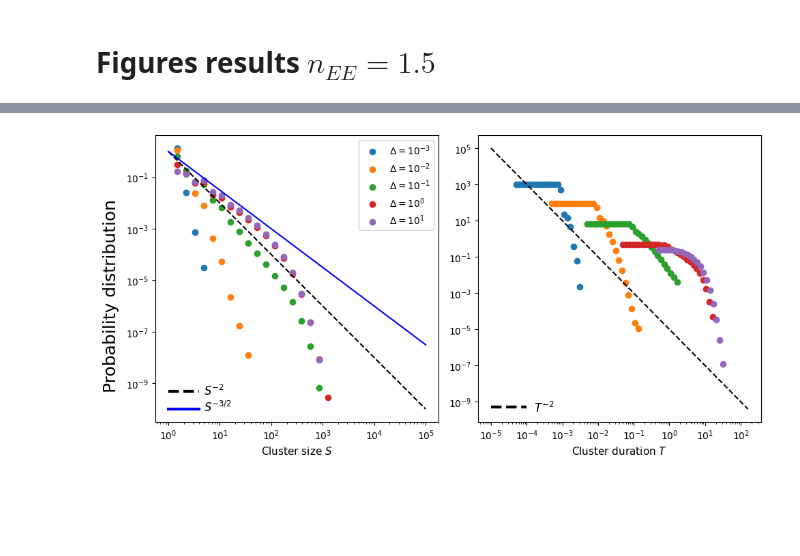
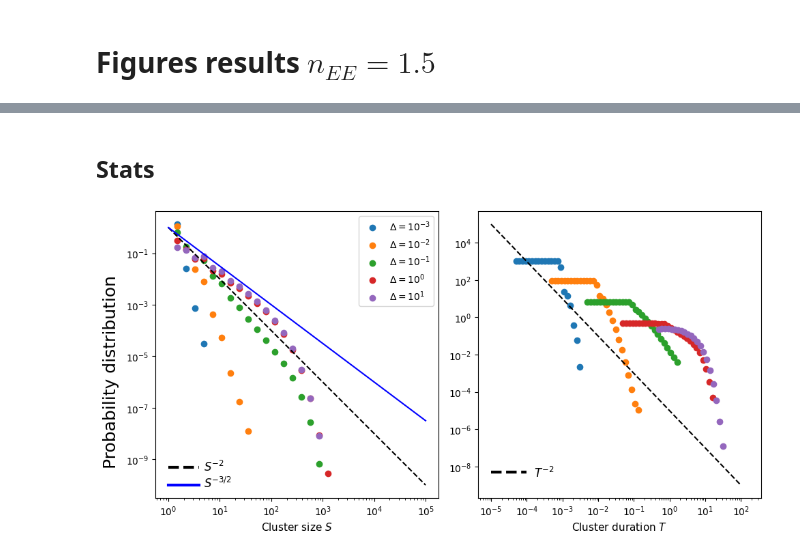
Before and after one commit to RivasAntonio/TFM, a Jupyter notebook: Códigos/Hawkes/figures_bivariate.ipynb, the cells around one changed output, grey strips where cells are left out. Cells and saved outputs as stored; diff of their text form; code cells hidden in the pictures; blank space fills up the shorter version.

```diff
--- a/Códigos/Hawkes/figures_bivariate.ipynb
+++ b/Códigos/Hawkes/figures_bivariate.ipynb
@@ -275,0 +409,7 @@ fig.tight_layout()
+# %%
+muE = muI = 10**-2
+nEE = 1.5
+nEI = 1.5
+nIE = -0.5
+nII = 0.
+K = 10**5
@@ -275,0 +432,8 @@ fig.tight_layout()
+# %%
+mu_E=mu_I = 10**-2
+titles = ['First configuration (Poisson)', 'Second configuration ($\mu=10^{-4}$)', 'Third configuration ($\mu=10^2$)']
+labels = ['K$=10^3$', 'K$=10^4$', 'K$=10^5$']
+deltas = [np.logspace(-1, 2, 100), np.logspace(-5, 1, 100), np.logspace(-5, 0, 100)]
+percolation_mean_0 = [np.load(f'./data/percolation mean bivariate stationary plot 0 K={K}.npy') for K in [10**3, 10**4, 10**5]]
+percolation_mean_1 = [np.load(f'./data/percolation mean bivariate stationary plot 1 K={K}.npy') for K in [10**3, 10**4, 10**5]]
+percolation_mean_2 = [np.load(f'./data/percolation mean bivariate stationary plot 2 K={K}.npy') for K in [10**3, 10**4, 10**5]]
@@ -275,0 +464,22 @@ fig.tight_layout()
+# %%
+percolation_sus_0 = [np.load(f'./data/percolation sus bivariate stationary plot 0 K={K}.npy') for K in [10**3, 10**4, 10**5]]
+percolation_sus_1 = [np.load(f'./data/percolation sus bivariate stationary plot 1 K={K}.npy') for K in [10**3, 10**4, 10**5]]
+percolation_sus_2 = [np.load(f'./data/percolation sus bivariate stationary plot 2 K={K}.npy') for K in [10**3, 10**4, 10**5]]
+# %%
+fig, axs = plt.subplots(1, 3, figsize=(12, 4))
+
+for i in range(3):
+    fig.axes[0].plot(deltas[0], percolation_sus_0[i], marker = 'o', label=labels[i])
+    fig.axes[1].plot(deltas[1], percolation_sus_1[i], marker = 'o', label=labels[i])
+    fig.axes[2].plot(deltas[2], percolation_sus_2[i], marker = 'o', label=labels[i])
+
+fig.axes[0].legend(loc = 'upper left')
+
+for ax in axs:
+    ax.set_xscale('log')
+    ax.set_title(titles[axs.tolist().index(ax)], fontsize =11)
+
+
+fig.supylabel('Susceptibility $K^{-1}\chi$', fontsize = 18)
+fig.supxlabel('Resolution parameter $\Delta$', fontsize = 18)
+fig.tight_layout()
@@ -276,3 +488,5 @@ fig.tight_layout()
+# %% [markdown]
+## Stats
 # %%
 sbins = np.logspace(0, 5, 30)
 tbins = np.load(f'./data/Bivariate stationary tbins.npy')
@@ -291,34 +505,34 @@ for i in range(len(deltas)):
     axes[0].scatter(sbins[:-1], shist[i], marker = 'o', label = labels[i])
     axes[1].scatter(tbins[i][:-1], thist[i], marker = 'o', label = labels[i])
 
 axes[0].set_xscale('log')
 axes[0].set_yscale('log')
 axes[1].set_xscale('log')
 axes[1].set_yscale('log')
 axes[0].set_xlabel('Cluster size $S$', fontsize = 11)
 axes[1].set_xlabel('Cluster duration $T$', fontsize = 11)
 axes[0].legend()
 fig.supylabel('Probability distribution', fontsize = 18)
 
 y_s = sbins**-2
 y_s2 = sbins**(-3/2)
-t_aux = np.logspace(-5, 2.2, 20)
+t_aux = np.logspace(-5, 2, 20)
 y_t = t_aux**-2 * 10**-5
 
 axes[0].plot(sbins, y_s, linestyle = '--', color = 'black', label = '$S^{-2}$')
 axes[0].plot(sbins, y_s2, color = 'blue', label = '$S^{-3/2}$')
 axes[1].plot(t_aux, y_t, linestyle = '--', color = 'black', label = '$T^{-2}$')
 
 fig.axes[0].annotate('$S^{-2}$', xy=(3.2, 1.5E-10), xycoords='data', xytext=(10, 10), textcoords='offset points', fontsize=12)
 fig.axes[0].plot(np.logspace(0.0, 0.6, 10), np.ones(10)*5E-10, color='black', linestyle='--', lw = 3)
 
 fig.axes[0].annotate('$S^{-3/2}$', xy=(3.2, 0.35E-10), xycoords='data', xytext=(10, 10), textcoords='offset points', fontsize=12)
 fig.axes[0].plot(np.logspace(0.0, 0.6, 10), np.ones(10)*1E-10, color='blue', linestyle='-', lw = 3)
 
-fig.axes[1].annotate('$T^{-2}$', xy=(0.000085, 0.85E-10), xycoords='data', xytext=(10, 10), textcoords='offset points', fontsize=12)
-fig.axes[1].plot(np.logspace(-5, -4, 10), np.ones(10)*5E-10, color='black', linestyle='--', lw = 3)
+fig.axes[1].annotate('$T^{-2}$', xy=(0.000085, 0.85E-9), xycoords='data', xytext=(10, 10), textcoords='offset points', fontsize=12)
+fig.axes[1].plot(np.logspace(-5, -4, 10), np.ones(10)*5E-9, color='black', linestyle='--', lw = 3)
 
 
 fig.tight_layout()
 # %% [output]
-[figure, old version]
+[figure, new version]
```
Also changed, not shown: parts of 20 cells of this notebook, 11 other files.
